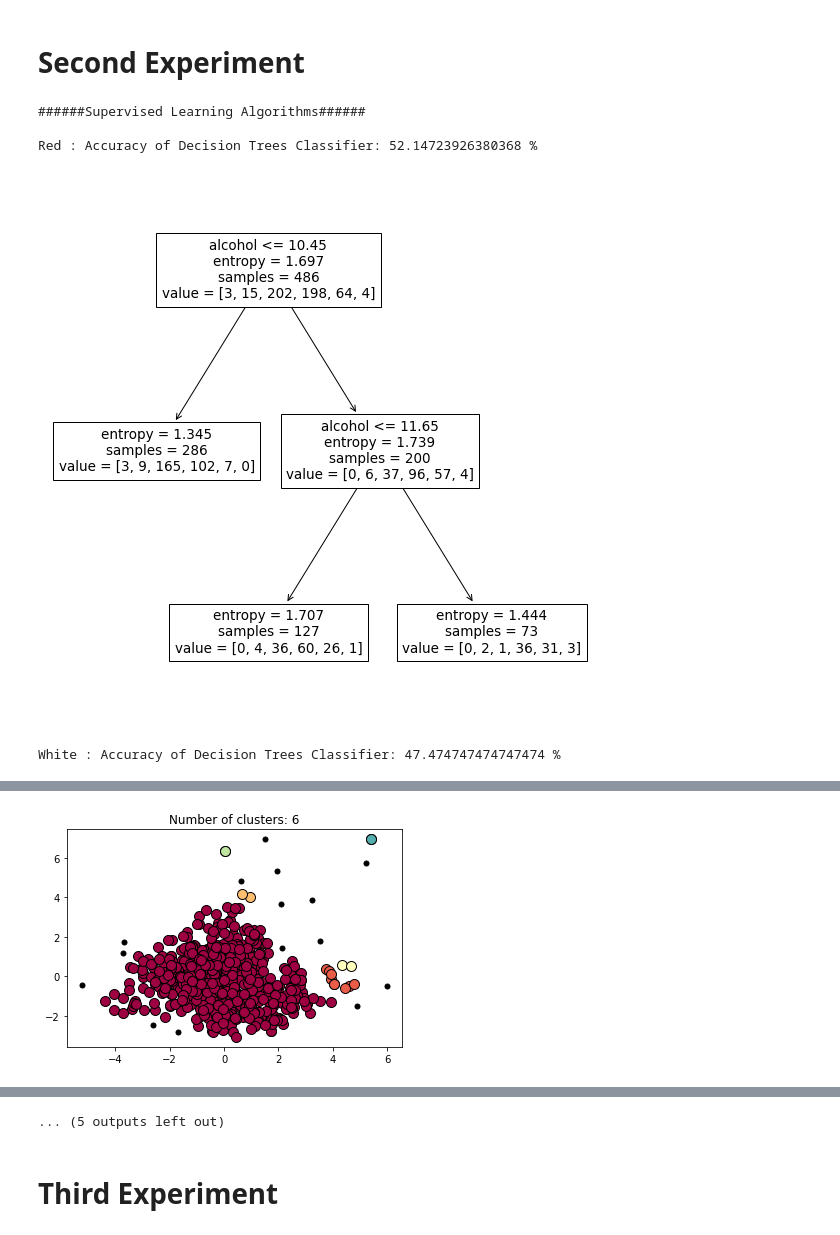
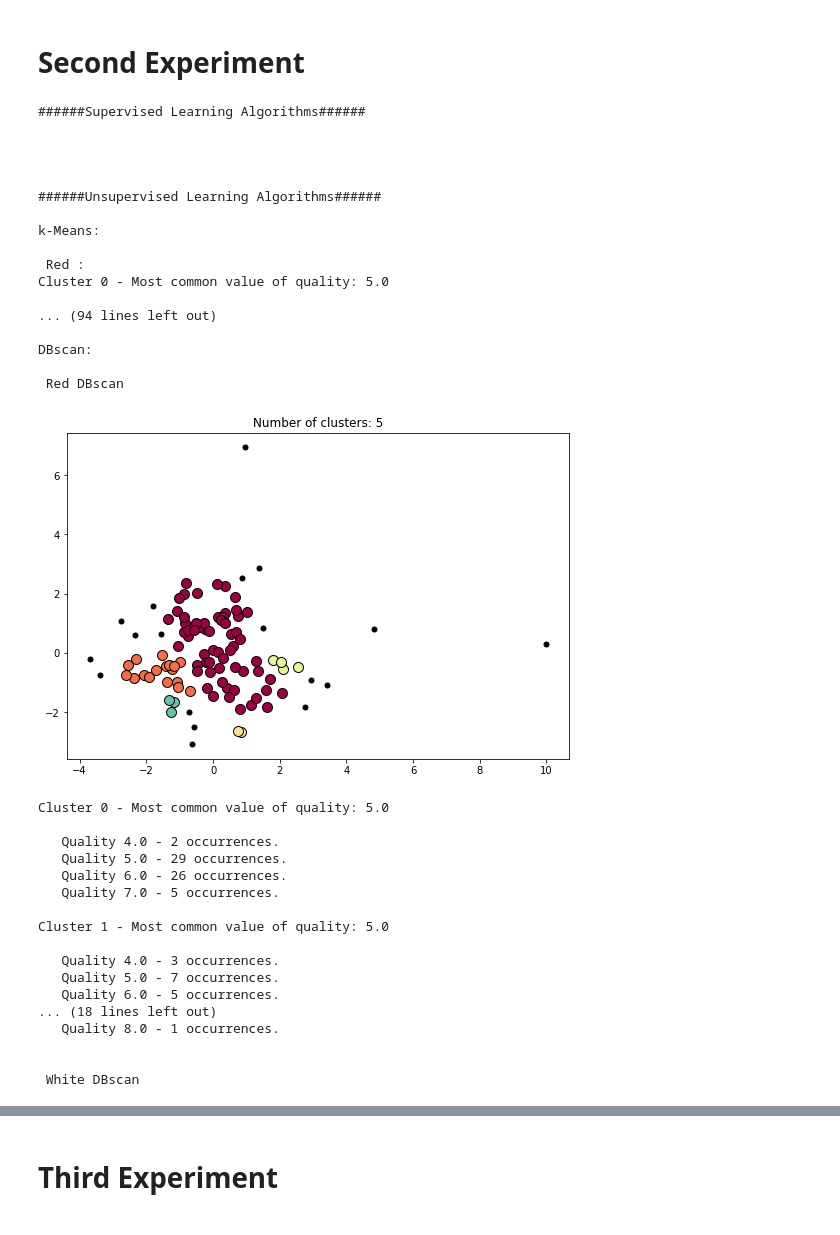
Before and after one commit to fnpms-iscte/ProjetoIAA, a Jupyter notebook: ProjetoIAA-checkpoint.ipynb, the cells around one changed output, grey strips where cells are left out. Cells and saved outputs as stored; diff of their text form; code cells hidden in the pictures.

```diff
--- a/ProjetoIAA-checkpoint.ipynb
+++ b/ProjetoIAA-checkpoint.ipynb
@@ -127,11 +96,11 @@ class Main:
 #labels is the quality(labels) and the rest are the features
 
 #  Decision Trees
-def decisionTreesClassifier(dataset, name):
+def decisionTreesClassifier(dataset, name, classifier_nodes):
     features = dataset.iloc[:, :-1].values
     labels   = dataset.iloc[:, 11].values
     features_train, features_test, labels_train, labels_test = train_test_split(features,labels, random_state =1)
-    clf = DecisionTreeClassifier(criterion ='entropy',max_leaf_nodes=3, random_state=0)
+    clf = DecisionTreeClassifier(criterion ='entropy',max_leaf_nodes=classifier_nodes, random_state=0)
     clf.fit(features_train, labels_train)
     predicts = clf.predict(features_test)
     accuracy = accuracy_score(labels_test, predicts)*100
@@ -245,13 +214,6 @@ def agglomerative_hierarchical_clustering(dataset, name, n_clusters_):
     X_principal = pd.DataFrame(X_principal)
     X_principal.columns = ['P1', 'P2']
 
-    '''
-    plt.figure(figsize =(8, 8))
-    plt.title('Visualising the data')
-    Dendrogram = shc.dendrogram((shc.linkage(X_principal, method ='ward')))
-    plt.figure(figsize=(10, 30))
-    plt.show() '''
-
     ac = AgglomerativeClustering(n_clusters = n_clusters_).fit(X_principal)
 
     getMostCommonValueOfQuality(X,y,ac.labels_,n_clusters_)
@@ -436,8 +350,8 @@ Cluster 1 - Most common value of quality: 4
 m = Main()
 #files is in the same directory
 m.loadfiles("winequality-red.csv", "winequality-white.csv")
-auxR = m.remove_percent(0.1, m.datasetR)
-auxW = m.remove_percent(0.1, m.datasetW)
+auxR = m.remove_percent(0.3, m.datasetR)
+auxW = m.remove_percent(0.3, m.datasetW)
 deletion = True
 substituion = False
 
@@ -445,14 +359,14 @@ if deletion:
     dataR = m.deletion(auxR)
     dataW = m.deletion(auxW)
     print("######Supervised Learning Algorithms######\n")
-    decisionTreesClassifier(dataR,"Red")
-    decisionTreesClassifier(dataW,"White")
+    #decisionTreesClassifier(dataR,"Red",3)
+    #decisionTreesClassifier(dataW,"White",3)
     print()
-    mlp(dataR,"Red")
-    mlp(dataW,"White")
+    #mlp(dataR,"Red")
+    #mlp(dataW,"White")
     print()
-    knn(dataR,"Red")
-    knn(dataW,"White")
+    #knn(dataR,"Red")
+    #knn(dataW,"White")
     print("\n######Unsupervised Learning Algorithms######\n")
     print("k-Means:")
     k_means(dataR,"Red",6)
@@ -471,33 +385,63 @@ if deletion:
 elif substituion:
     dataR = m.substitution(auxR)
     dataW = m.substitution(auxW)
     print("######Supervised Learning Algorithms######\n")
     decisionTreesClassifier(dataR,"Red")
     decisionTreesClassifier(dataW,"White")
     print()
     mlp(dataR,"Red")
     mlp(dataW,"White")
     print()
     knn(dataR,"Red")
     knn(dataW,"White")
     print("\n######Unsupervised Learning Algorithms######\n")
     print("k-Means:")
     k_means(dataR,"Red",6)
     k_means(dataW,"White",7)
     print("\nDBscan:")
     dbscan(dataR,"Red", 0.5, 2 )
     dbscan(dataW,"White", 0.6, 2)
 
     testEps(dataR,"Red")
     testEps(dataW,"White")
     testMinSamp(dataR,"Red")
     testMinSamp(dataW,"White")
 
     agglomerative_hierarchical_clustering(dataR,"Red",6)
     agglomerative_hierarchical_clustering(dataW,"White",7)
 # %% [output]
 ######Supervised Learning Algorithms######
 
-Red : Accuracy of Decision Trees Classifier: 52.14723926380368 %
+
+
+
+######Unsupervised Learning Algorithms######
+
+k-Means:
+
+ Red :
+Cluster 0 - Most common value of quality: 5.0
+
+... (94 lines left out)
+
+DBscan:
+
+ Red DBscan
-[figure, old version]
+[figure, new version]
-White : Accuracy of Decision Trees Classifier: 47.474747474747474 %
+Cluster 0 - Most common value of quality: 5.0
+
+   Quality 4.0 - 2 occurrences.
+   Quality 5.0 - 29 occurrences.
+   Quality 6.0 - 26 occurrences.
+   Quality 7.0 - 5 occurrences.
+
+Cluster 1 - Most common value of quality: 5.0
+
+   Quality 4.0 - 3 occurrences.
+   Quality 5.0 - 7 occurrences.
+   Quality 6.0 - 5 occurrences.
+... (18 lines left out)
+   Quality 8.0 - 1 occurrences.
+
+
+ White DBscan
@@ -522 +465,0 @@ DBscan:
-[figure, removed]
@@ -561,4 +467,3 @@ Cluster 1 - Most common value of quality: 3.0
-... (5 outputs left out)
 # %% [markdown]
 # Third Experiment
 # %%
```
Also changed, not shown: parts of 5 cells of this notebook.
